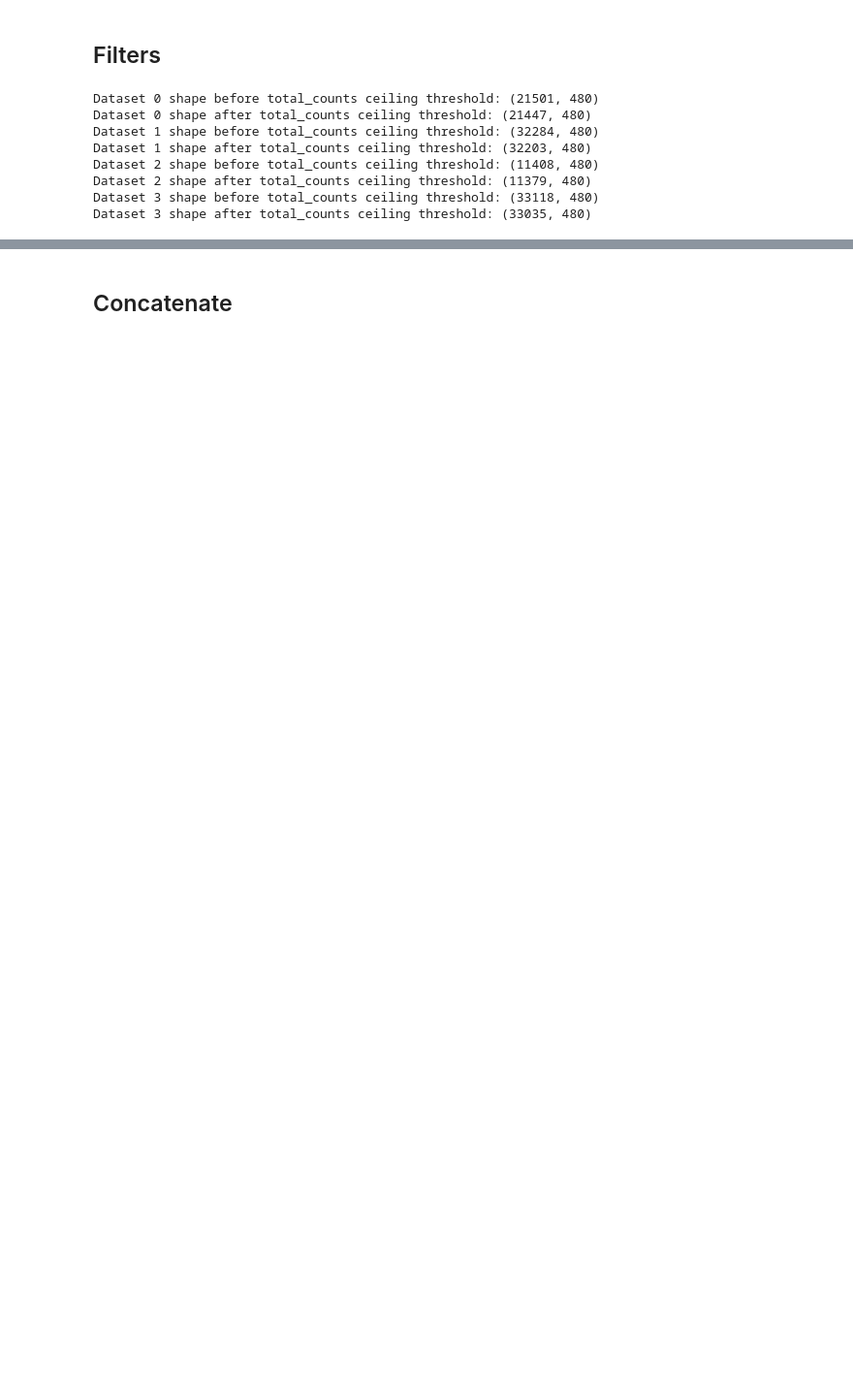
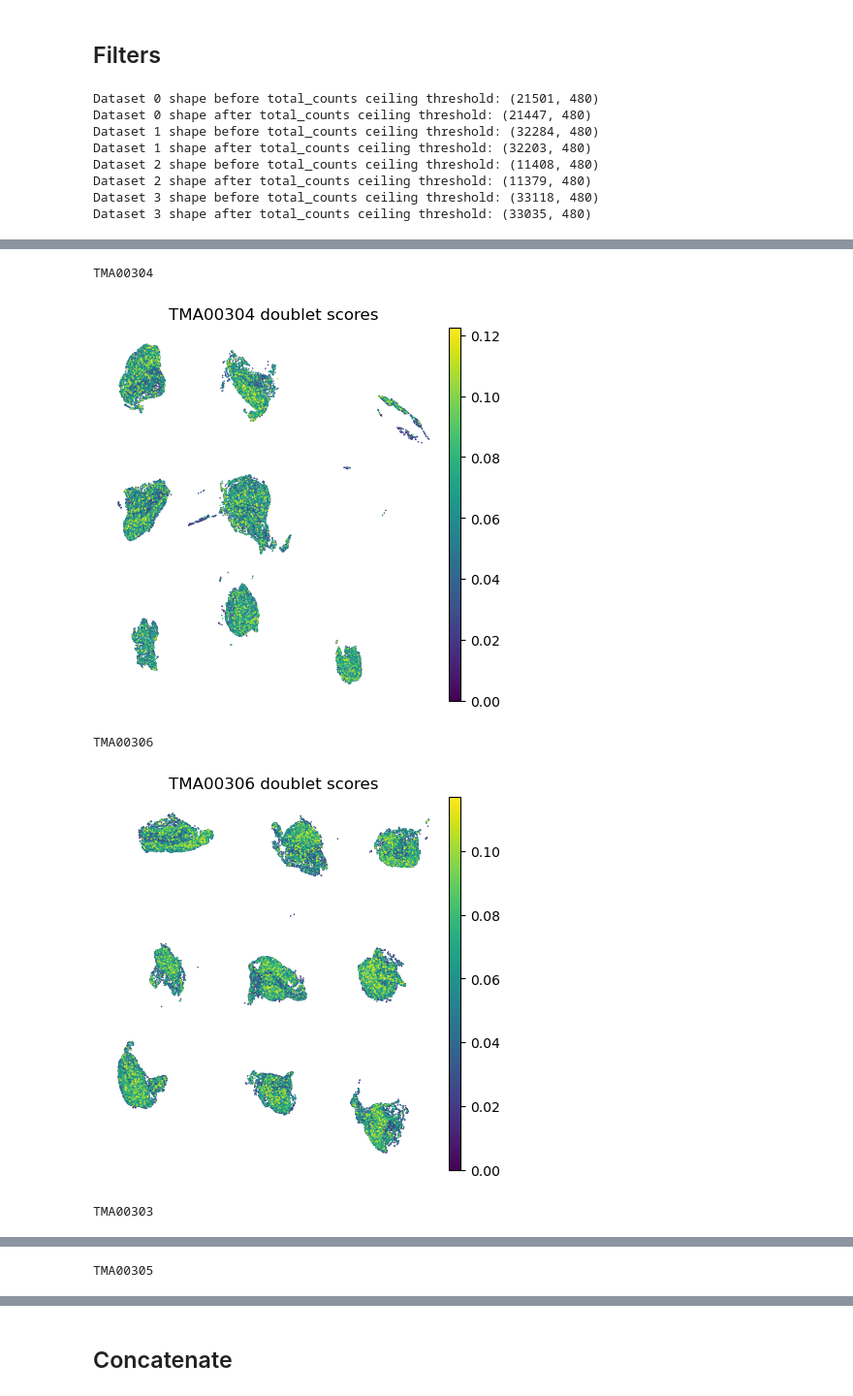
Before and after one commit to aifimmunology/spatial_drg_colon_bladder, a Jupyter notebook: 01_pp/06_pp-filter-02.ipynb, the cells around one changed output, grey strips where cells are left out. Shown at 97% size. Drawn from its saved outputs; the diff is of its cells as text; code cells hidden in the pictures; blank space fills up the shorter version.

```diff
--- a/01_pp/06_pp-filter-02.ipynb
+++ b/01_pp/06_pp-filter-02.ipynb
@@ -137,0 +155,17 @@ plt.show()
+# %%
+for adata in adata_list:
+    sample_id = adata.obs['output_id'].iloc[0]
+    print(sample_id)
+
+    fig, ax = plt.subplots(figsize=(5, 5))
+    sc.pl.embedding(adata, basis='spatial', color='doublet_scores', title=sample_id + ' doublet scores',
+                    vmin=0, size=5, ax=ax, frameon = False)  # Pass ax explicitly
+
+    fig.savefig(os.path.join(fig_dir, sample_id + '_doublets_spatial_QC.png'))
+    plt.close(fig)
+# %% [output]
+TMA00304
+[figure, added]
+TMA00306
+[figure, added]
+TMA00303
@@ -137,0 +173 @@ plt.show()
+TMA00305
```
Also changed, not shown: parts of 14 cells of this notebook, 1 other file.
